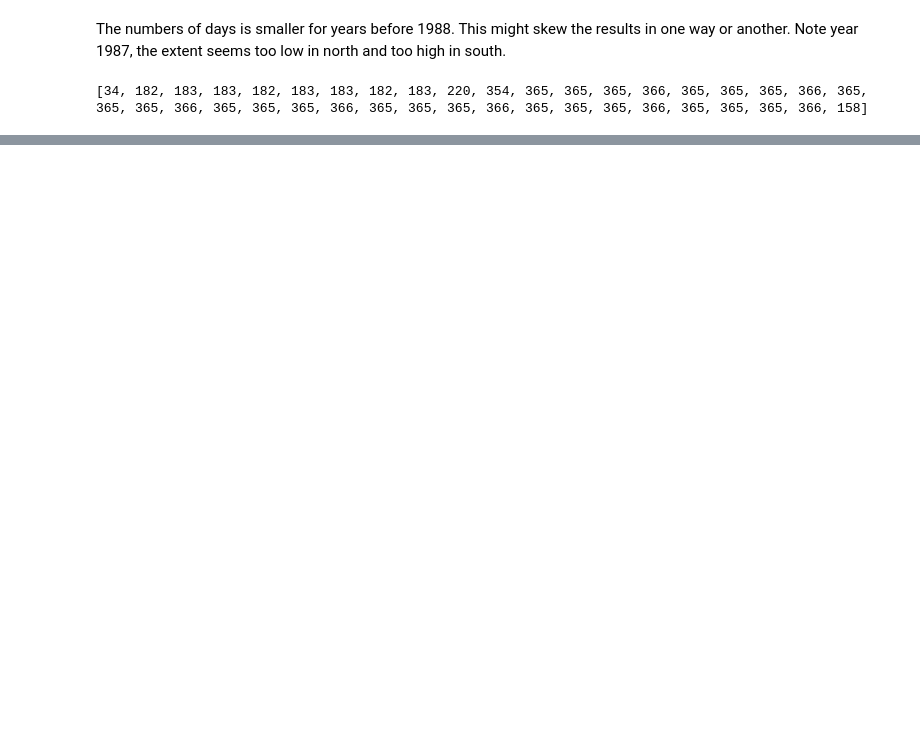
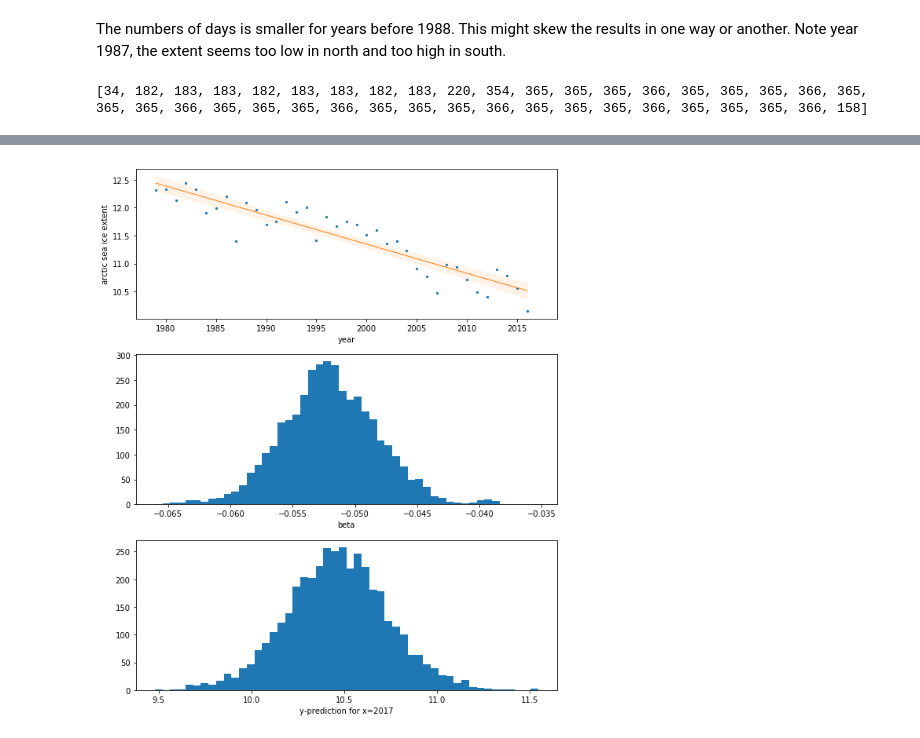
Before and after one commit to AnssiMoisio/bda-project, a Jupyter notebook: Project.ipynb, the cells around one changed output, grey strips where cells are left out. Saved outputs shown, nothing was run; the diff lists cells and outputs as text; code cells hidden in the pictures; blank space fills up the shorter version.

Commit message:
Fitted the linear gaussian model from PyStan demos

```diff
--- a/Project.ipynb
+++ b/Project.ipynb
@@ -80,0 +117,68 @@ print(daycounts)
+# %%
+y_north_mean = np.mean(y_north)
+n_years = 38
+xpred = 2017
+data = dict(
+    N = n_years,
+    x = x,
+    y = y_north,
+    xpred = xpred,
+    pmualpha = y_north_mean,    # centered
+    psalpha  = 100,             # weakly informative prior
+    pmubeta  = 0,               # a priori increase and decrese as likely
+    psbeta   = (.1--.1)/6.0     # avg temp probably does not increase more than 1
+                                # degree per 10 years
+)
+
+if __name__ == '__main__':
+    model = stan_utility.compile_model('lin.stan')
+    fit = model.sampling(data, seed=1)
+    print(fit)
+    samples = fit.extract(permuted=True)
+
+    # make slightly wider figure of 3 plots
+    figsize = plt.rcParams['figure.figsize'].copy()
+    figsize[0] *= 1.4  # width
+    figsize[1] *= 2.5  # height
+    fig, axes = plt.subplots(3, 1, figsize=figsize)
+
+    # plot 1: scatterplot and lines
+    color_scatter = 'C0'  # 'C0' for default color #0
+    color_line = 'C1'     # 'C1' for default color #1
+    # lighten color_line
+    color_shade = (
+        1 - 0.1*(1 - np.array(mpl.colors.to_rgb(color_line)))
+    )
+    # plot
+    ax = axes[0]
+    ax.fill_between(
+        x,
+        np.percentile(samples['mu'], 5, axis=0),
+        np.percentile(samples['mu'], 95, axis=0),
+        color=color_shade
+    )
+    ax.plot(
+        x,
+        np.percentile(samples['mu'], 50, axis=0),
+        color=color_line,
+        linewidth=1
+    )
+    ax.scatter(x, y_north, 5, color=color_scatter)
+    ax.set_xlabel('year')
+    ax.set_ylabel('arctic sea ice extent')
+    ax.set_xlim((1977, 2019))
+
+    # plot 2: histogram
+    ax = axes[1]
+    ax.hist(samples['beta'], 50)
+    ax.set_xlabel('beta')
+
+    # plot 3: histogram
+    ax = axes[2]
+    ax.hist(samples['ypred'], 50)
+    ax.set_xlabel('y-prediction for x={}'.format(xpred))
+
+    # make figure compact
+    fig.tight_layout()
+    plt.show()
+# %% [output]
@@ -80,0 +205 @@ print(daycounts)
+[figure, added]
```
Also changed, not shown: parts of 5 cells of this notebook, 1 other file.
